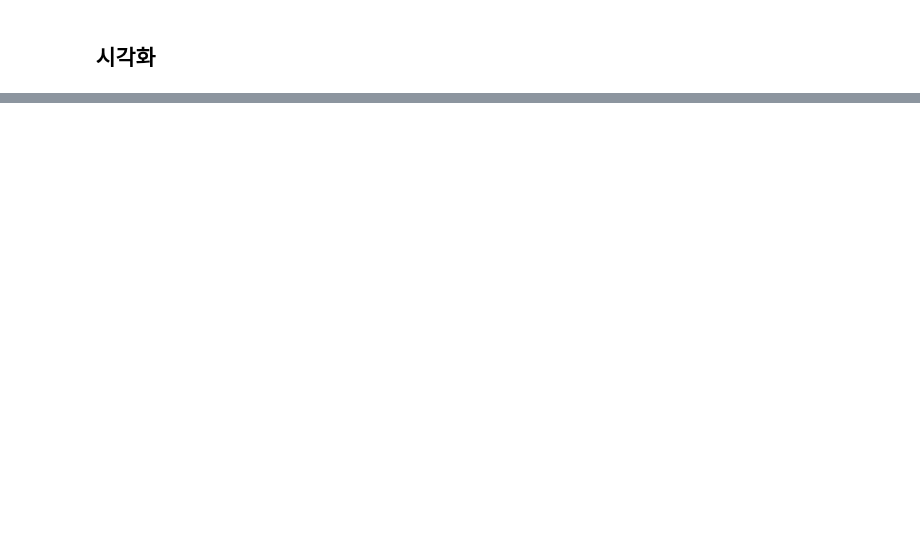
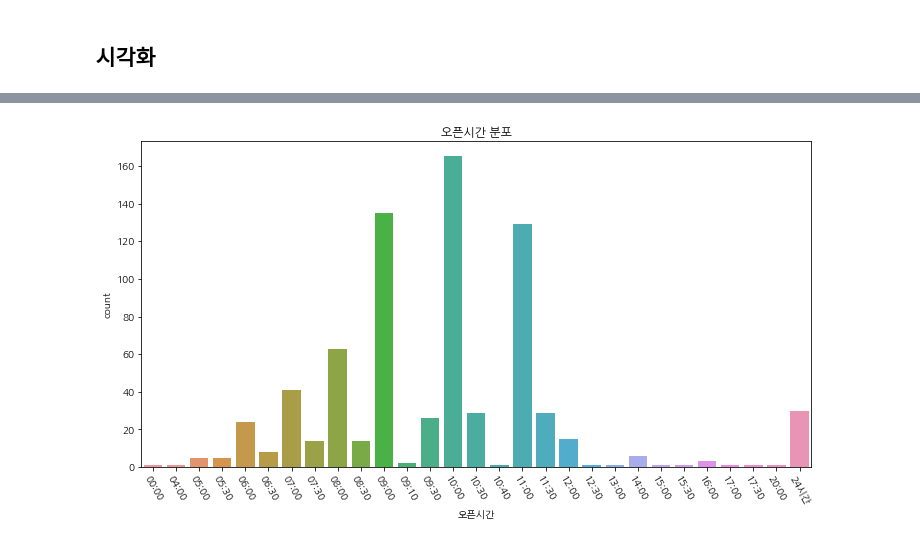
Before and after one commit to jsh0551/data_analysis_practice, a Jupyter notebook: 서울 열린데이터 광장/서울시 착한가격업소 현황.ipynb, the cells around one changed output, grey strips where cells are left out. Saved outputs shown, nothing was run; the diff lists cells and outputs as text; code cells hidden in the pictures; blank space fills up the shorter version.

```diff
--- a/서울 열린데이터 광장/서울시 착한가격업소 현황.ipynb
+++ b/서울 열린데이터 광장/서울시 착한가격업소 현황.ipynb
@@ -214,0 +222,7 @@ df.head()
+# %%
+sub_df = df[df['오픈시간']!='None'].groupby(by=['오픈시간'],as_index=False)['업소명'].count().sort_values(['오픈시간'])
+plt.figure(figsize=(12,6))
+sns.barplot(data=sub_df,x='오픈시간',y='업소명').set(title='오픈시간 분포',ylabel='count')
+g=plt.xticks(rotation=-60)
+# %% [output]
+[figure, added]
```
Also changed, not shown: parts of 10 cells of this notebook.
